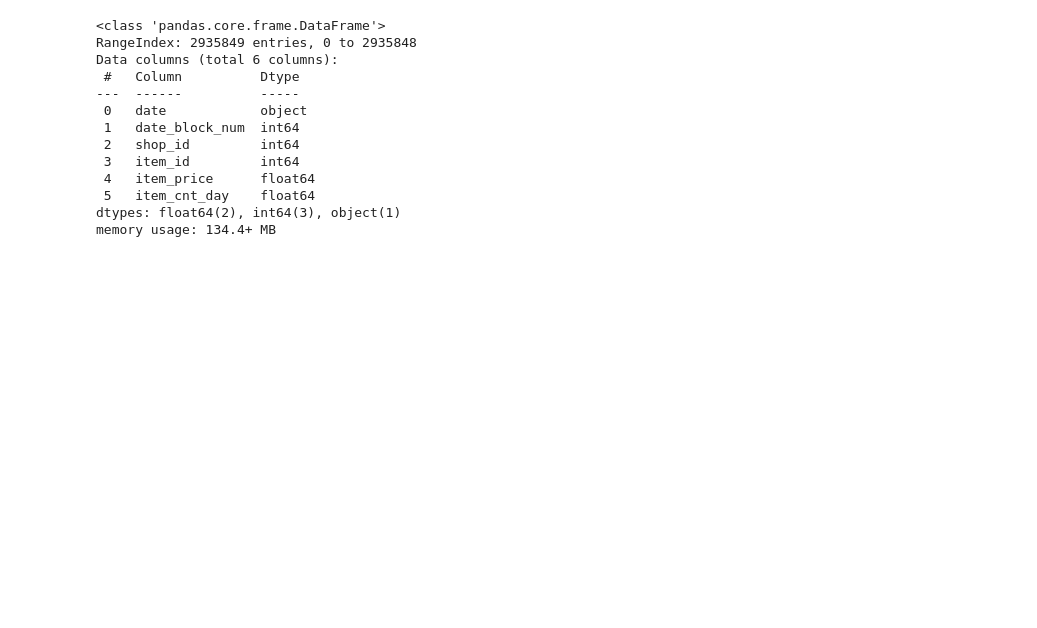
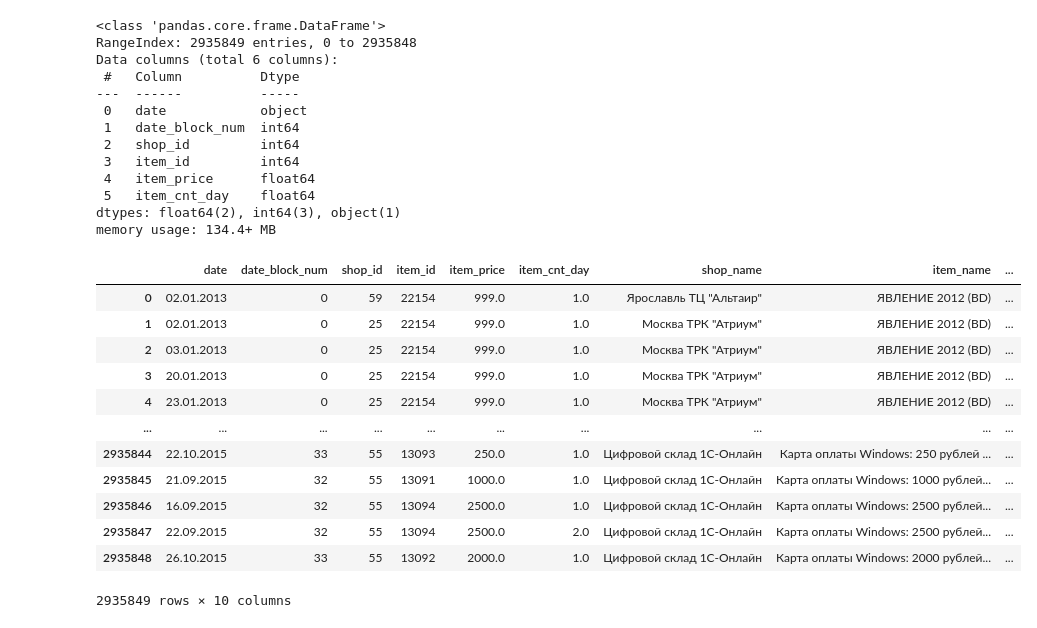
Before and after one commit to borcuttjahns/Kaggle-2021-Sales-Predictions, a Jupyter notebook: Main_NB.ipynb, the cells around one changed output. Cells and saved outputs as stored; diff of their text form; code cells hidden in the pictures; blank space fills up the shorter version.

```diff
--- a/Main_NB.ipynb
+++ b/Main_NB.ipynb
@@ -109,3 +109,22 @@ Data columns (total 6 columns):
  5   item_cnt_day    float64
 dtypes: float64(2), int64(3), object(1)
 memory usage: 134.4+ MB
+# %%
+salesTrain = salesTrain.merge(shopsDF)
+salesTrain = salesTrain.merge(itemsDF)
+salesTrain = salesTrain.merge(catDF)
+salesTrain
+# %% [output]
+|  | date | date_block_num | shop_id | item_id | item_price | item_cnt_day | shop_name | item_name | ... |
+| 0 | 02.01.2013 | 0 | 59 | 22154 | 999.0 | 1.0 | Ярославль ТЦ "Альтаир" | ЯВЛЕНИЕ 2012 (BD) | ... |
+| 1 | 02.01.2013 | 0 | 25 | 22154 | 999.0 | 1.0 | Москва ТРК "Атриум" | ЯВЛЕНИЕ 2012 (BD) | ... |
+| 2 | 03.01.2013 | 0 | 25 | 22154 | 999.0 | 1.0 | Москва ТРК "Атриум" | ЯВЛЕНИЕ 2012 (BD) | ... |
+| 3 | 20.01.2013 | 0 | 25 | 22154 | 999.0 | 1.0 | Москва ТРК "Атриум" | ЯВЛЕНИЕ 2012 (BD) | ... |
+| 4 | 23.01.2013 | 0 | 25 | 22154 | 999.0 | 1.0 | Москва ТРК "Атриум" | ЯВЛЕНИЕ 2012 (BD) | ... |
+| ... | ... | ... | ... | ... | ... | ... | ... | ... | ... |
+| 2935844 | 22.10.2015 | 33 | 55 | 13093 | 250.0 | 1.0 | Цифровой склад 1С-Онлайн | Карта оплаты Windows: 250 рублей ... | ... |
+| 2935845 | 21.09.2015 | 32 | 55 | 13091 | 1000.0 | 1.0 | Цифровой склад 1С-Онлайн | Карта оплаты Windows: 1000 рублей... | ... |
+| 2935846 | 16.09.2015 | 32 | 55 | 13094 | 2500.0 | 1.0 | Цифровой склад 1С-Онлайн | Карта оплаты Windows: 2500 рублей... | ... |
+| 2935847 | 22.09.2015 | 32 | 55 | 13094 | 2500.0 | 2.0 | Цифровой склад 1С-Онлайн | Карта оплаты Windows: 2500 рублей... | ... |
+| 2935848 | 26.10.2015 | 33 | 55 | 13092 | 2000.0 | 1.0 | Цифровой склад 1С-Онлайн | Карта оплаты Windows: 2000 рублей... | ... |
+2935849 rows × 10 columns
```
Also changed, not shown: parts of 1 cell of this notebook.
